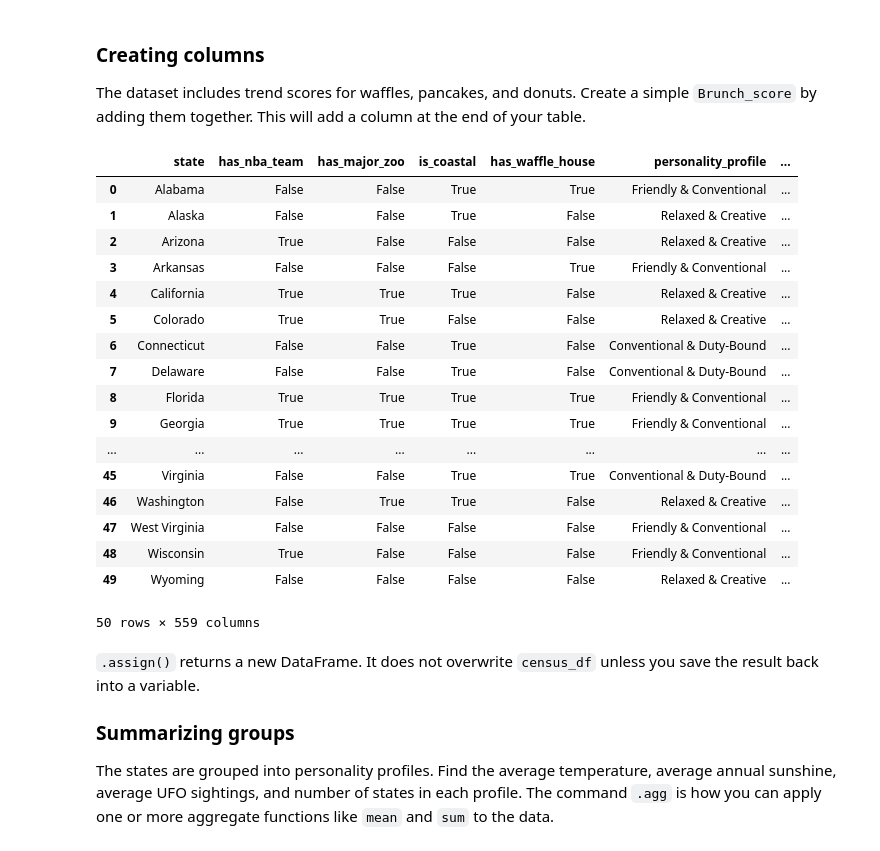
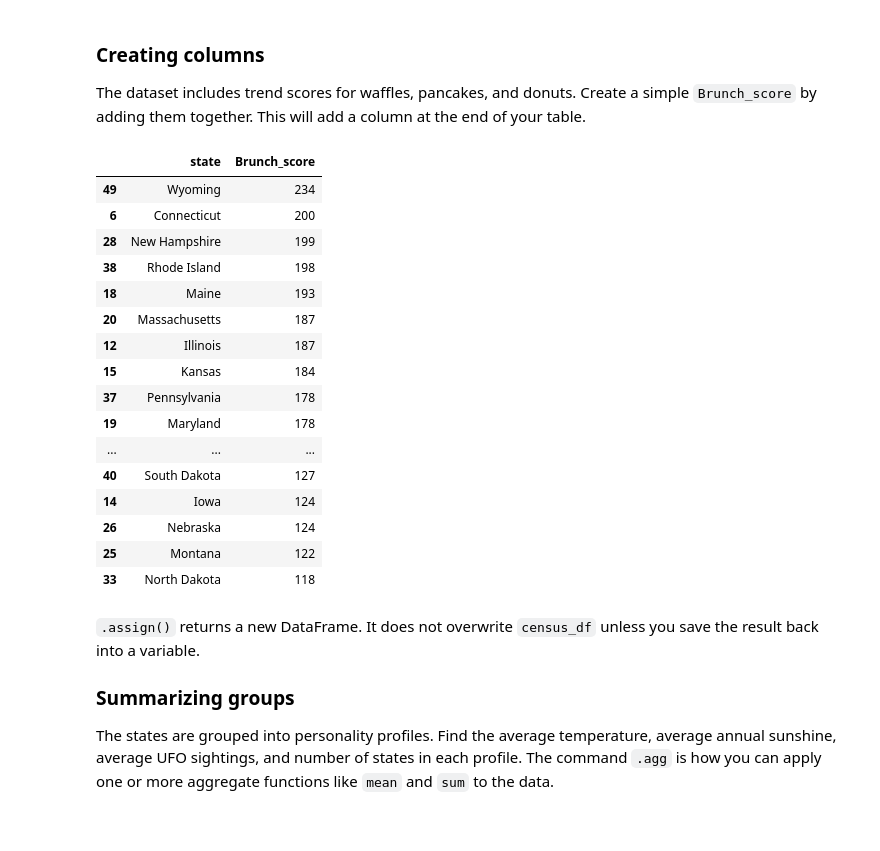
Before and after one commit to dparry13/hbll-data_training, a Jupyter notebook: Beginning Python Workshop/python_workshop_student_download.ipynb, the cells around one changed output. Cells and saved outputs as stored; diff of their text form; code cells hidden in the pictures.

Commit message:
Update brunch score student python file

```diff
--- a/Beginning Python Workshop/python_workshop_student_download.ipynb
+++ b/Beginning Python Workshop/python_workshop_student_download.ipynb
@@ -193,32 +193,38 @@ census_df[census_df["has_waffle_house"]]
 The dataset includes trend scores for waffles, pancakes, and donuts. Create a
 simple `Brunch_score` by adding them together. This will add a column at the end of your table.
 # %%
-census_df.assign(
+census_df = census_df.assign(
     Brunch_score=(
         census_df["waffles"]
         + census_df["pancakes"]
         + census_df["donuts"]
     )
 )
+
+census_df.sort_values("Brunch_score", ascending=False)[
+    [
+        "state",
+        "Brunch_score",
+    ]
+]
 # %% [output]
-|  | state | has_nba_team | has_major_zoo | is_coastal | has_waffle_house | personality_profile | ... |
-| 0 | Alabama | False | False | True | True | Friendly & Conventional | ... |
-| 1 | Alaska | False | False | True | False | Relaxed & Creative | ... |
-| 2 | Arizona | True | False | False | False | Relaxed & Creative | ... |
-| 3 | Arkansas | False | False | False | True | Friendly & Conventional | ... |
-| 4 | California | True | True | True | False | Relaxed & Creative | ... |
-| 5 | Colorado | True | True | False | False | Relaxed & Creative | ... |
-| 6 | Connecticut | False | False | True | False | Conventional & Duty-Bound | ... |
-| 7 | Delaware | False | False | True | False | Conventional & Duty-Bound | ... |
-| 8 | Florida | True | True | True | True | Friendly & Conventional | ... |
-| 9 | Georgia | True | True | True | True | Friendly & Conventional | ... |
-| ... | ... | ... | ... | ... | ... | ... | ... |
-| 45 | Virginia | False | False | True | True | Conventional & Duty-Bound | ... |
-| 46 | Washington | False | True | True | False | Relaxed & Creative | ... |
-| 47 | West Virginia | False | False | False | False | Friendly & Conventional | ... |
-| 48 | Wisconsin | True | False | False | False | Friendly & Conventional | ... |
-| 49 | Wyoming | False | False | False | False | Relaxed & Creative | ... |
+|  | state | Brunch_score |
+| 49 | Wyoming | 234 |
+| 6 | Connecticut | 200 |
+| 28 | New Hampshire | 199 |
+| 38 | Rhode Island | 198 |
+| 18 | Maine | 193 |
+| 20 | Massachusetts | 187 |
+| 12 | Illinois | 187 |
+| 15 | Kansas | 184 |
+| 37 | Pennsylvania | 178 |
+| 19 | Maryland | 178 |
+| ... | ... | ... |
+| 40 | South Dakota | 127 |
+| 14 | Iowa | 124 |
+| 26 | Nebraska | 124 |
+| 25 | Montana | 122 |
+| 33 | North Dakota | 118 |
-50 rows × 559 columns
 # %% [markdown]
 `.assign()` returns a new DataFrame. It does not overwrite `census_df` unless
 you save the result back into a variable.
```
Also changed, not shown: parts of 1 cell of this notebook.
